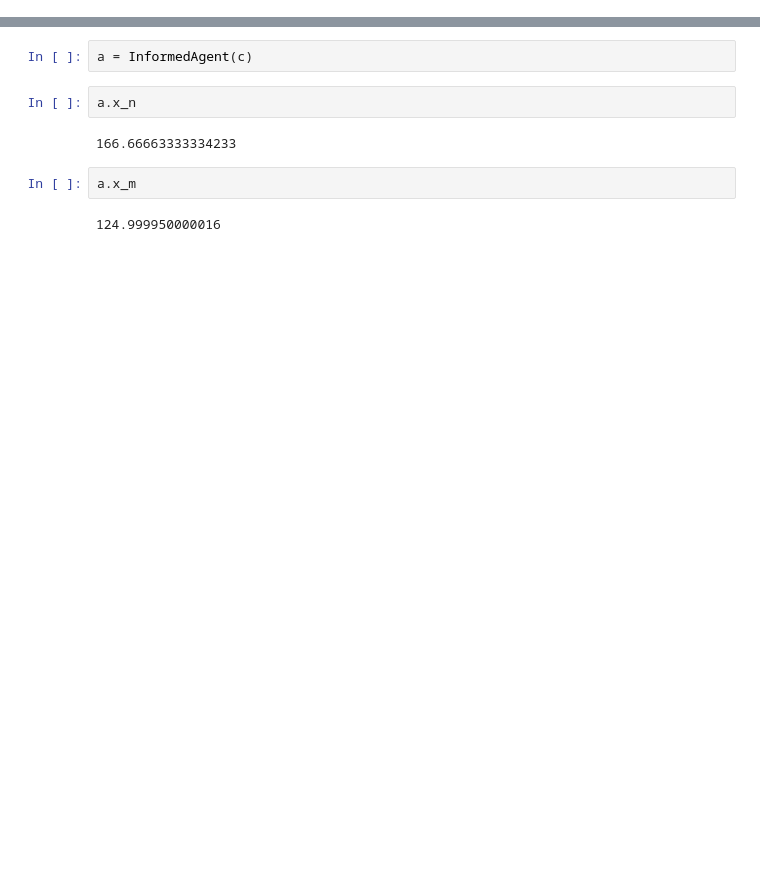
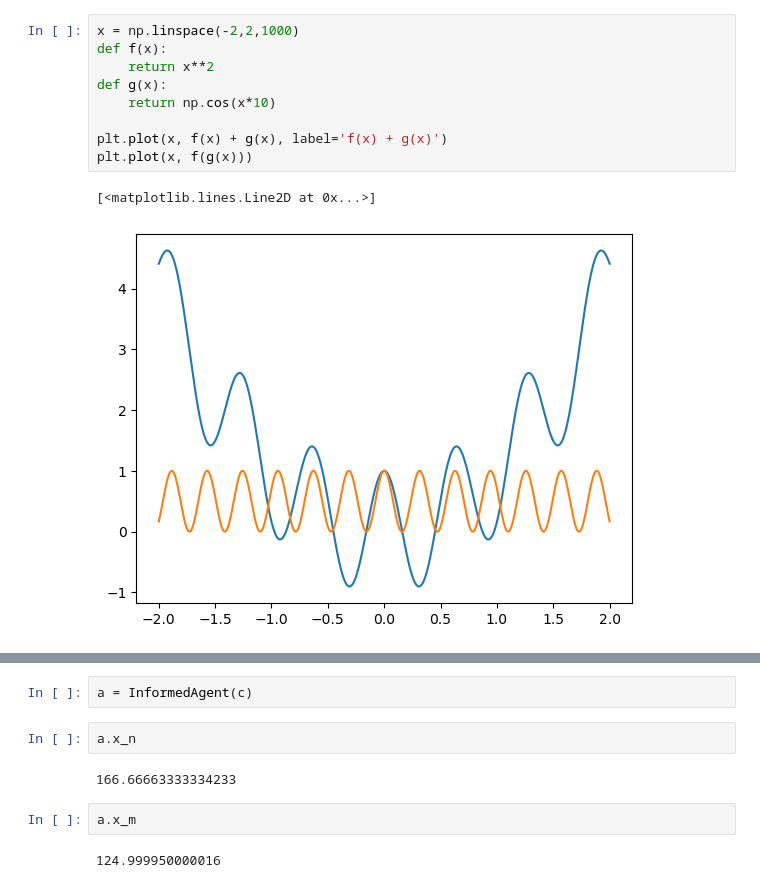
Before and after one commit to moyuanchen/collusion, a Jupyter notebook: test.ipynb, the cells around one changed output, grey strips where cells are left out. Saved outputs shown, nothing was run; the diff lists cells and outputs as text; blank space fills up the shorter version.

```diff
--- a/test.ipynb
+++ b/test.ipynb
@@ -7,0 +143,12 @@ out = simulate_batch(T = 1000, B = 10, config = c, save_path='test.pt')
+# %%
+x = np.linspace(-2,2,1000)
+def f(x):
+    return x**2
+def g(x):
+    return np.cos(x*10)
+
+plt.plot(x, f(x) + g(x), label='f(x) + g(x)')
+plt.plot(x, f(g(x)))
+# %% [output]
+[<matplotlib.lines.Line2D at 0x...>]
+[figure, added]
```
Also changed, not shown: parts of 18 cells of this notebook, 10 other files.
